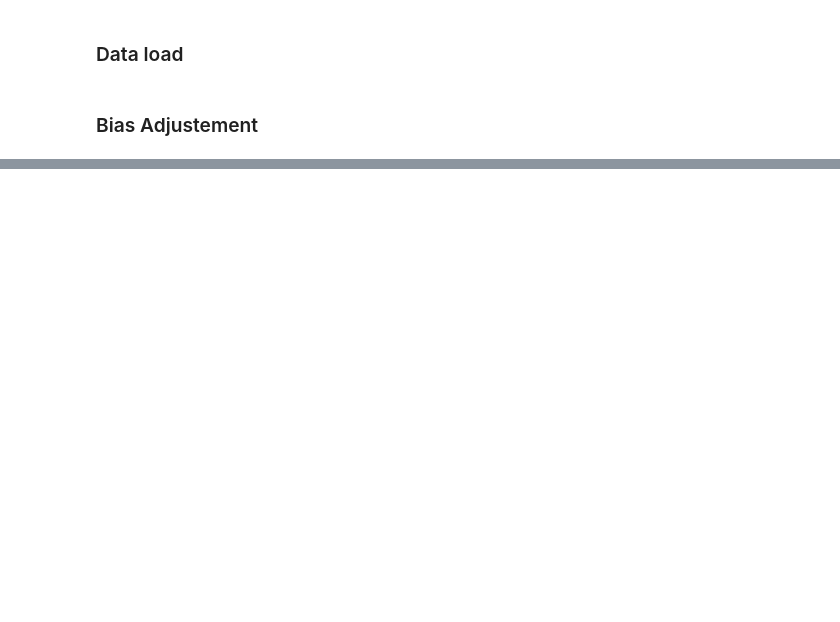
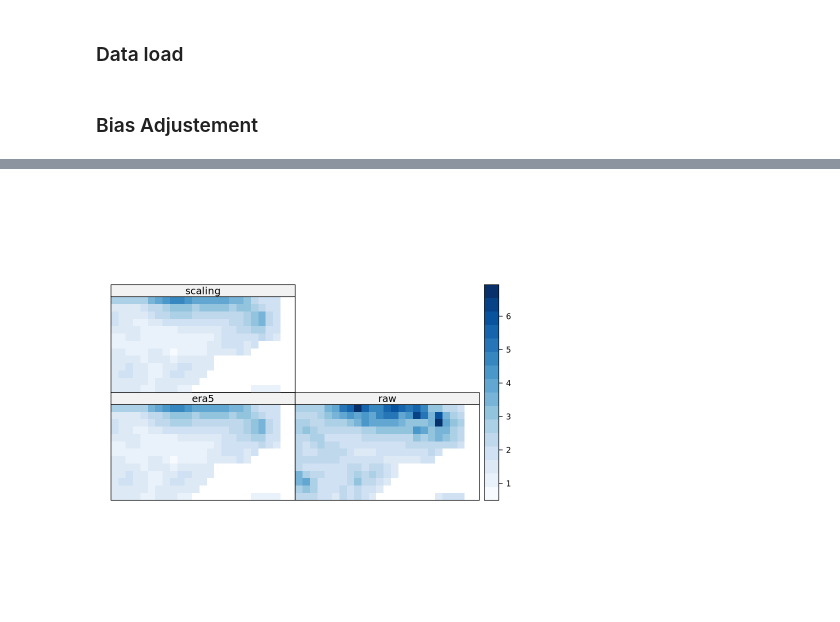
Before and after one commit to miriamfuente/CE_Hot-Dry_Hot-Wet, a Jupyter notebook: load.data.and.bias.adjustment.ipynb, the cells around one changed output, grey strips where cells are left out. Saved outputs shown, nothing was run; the diff lists cells and outputs as text; code cells hidden in the pictures; blank space fills up the shorter version.

Commit message:
Updates in the bias correction notebook

```diff
--- a/load.data.and.bias.adjustment.ipynb
+++ b/load.data.and.bias.adjustment.ipynb
@@ -101,3 +69,21 @@ pr.hist.raw <- readRDS("data/pr.hist.raw.rds")
 tmax.hist.raw <- readRDS("data/tasmax.hist.raw.rds")
 # %% [markdown]
 ### Bias Adjustement
+# %%
+aux <- list()
+for (i in 1:12){
+print(i)
+    mes <- subsetGrid(pr.hist.raw, season = i)
+    mes.era5 <- subsetGrid(pr.era5, season = i)
+
+    mes.bc <- biasCorrection(y=mes.era5, x=mes, newdata= mes, precipitation = TRUE,
+                    method="scaling", scaling.type="multiplicative")
+    mes.bc$Dates$start <- as.character(mes.bc$Dates$start)
+    mes.bc$Dates$end <- as.character(mes.bc$Dates$end)
+
+    mes.bc.subset <- subsetGrid(mes.bc, season = i)
+    aux[[i]] <- mes.bc.subset
+
+}
+pr.scaling <- redim(do.call(bindGrid, c(aux, list(dimension = "time", skip.temporal.check = TRUE))), drop=TRUE)
+print("unido")
@@ -103,0 +200,4 @@ tmax.hist.raw <- readRDS("data/tasmax.hist.raw.rds")
+# %%
+spatialPlot(makeMultiGrid(climatology(pr.era5), climatology(pr.hist.raw), climatology(pr.scaling), skip.temporal.check=TRUE),
+            color.theme="Blues", names.attr=c("era5", "raw", "scaling"))
+# %% [output]
@@ -103,0 +215 @@ tmax.hist.raw <- readRDS("data/tasmax.hist.raw.rds")
+[figure, added]
```
Also changed, not shown: parts of 5 cells of this notebook, 2 other files.
